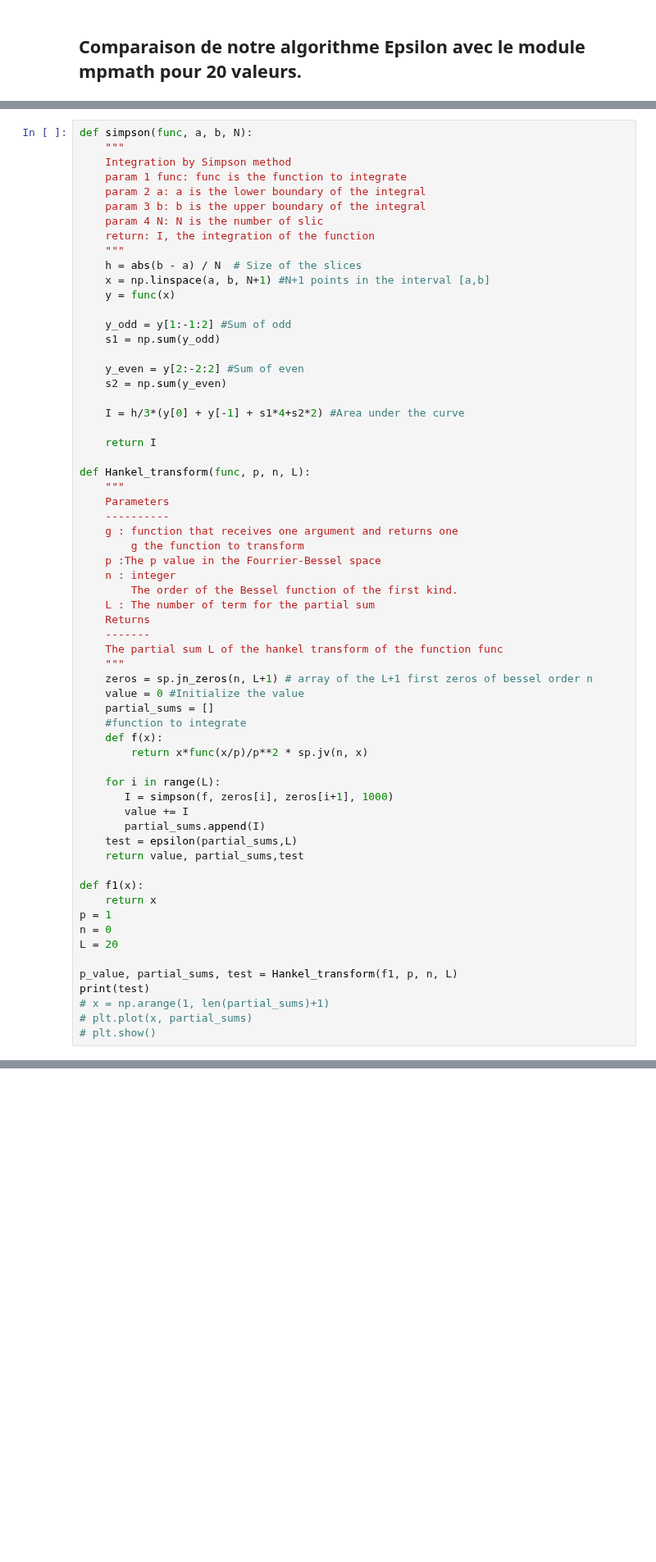
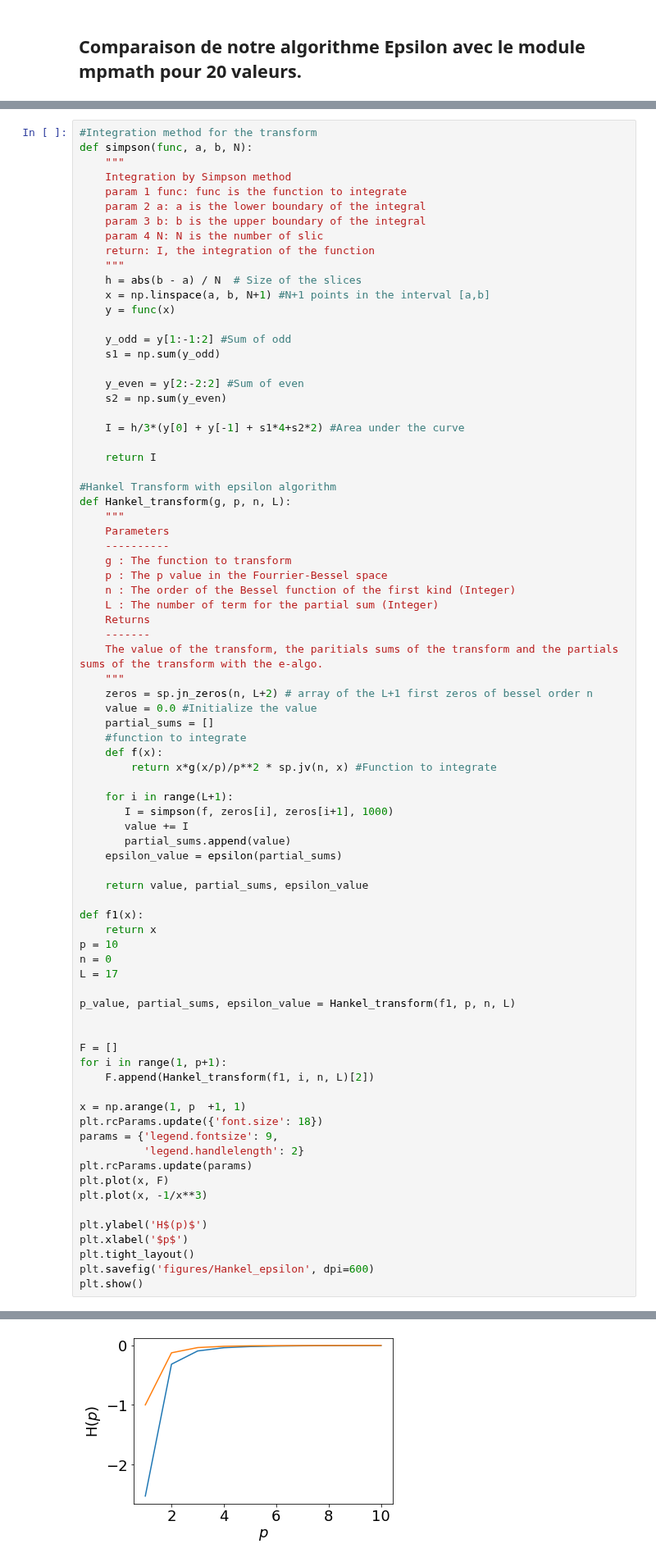
Before and after one commit to essheh/PHYZ_NUM, a Jupyter notebook: Projet/Projet.ipynb, the cells around one changed output, grey strips where cells are left out. Shown at 82% size. Saved outputs shown, nothing was run; the diff lists cells and outputs as text; blank space fills up the shorter version.

```diff
--- a/Projet/Projet.ipynb
+++ b/Projet/Projet.ipynb
@@ -236,4 +345,5 @@ L'algorithme Epsilon est 69.95 fois plus rapide que le module mpmath.
 # %%
+#Integration method for the transform
 def simpson(func, a, b, N):
     """
     Integration by Simpson method
@@ -257,43 +367,58 @@ def simpson(func, a, b, N):
 
     return I
 
-def Hankel_transform(func, p, n, L):
+#Hankel Transform with epsilon algorithm
+def Hankel_transform(g, p, n, L):
     """
     Parameters
     ----------
-    g : function that receives one argument and returns one
-        g the function to transform
-    p :The p value in the Fourrier-Bessel space
-    n : integer
-        The order of the Bessel function of the first kind.
-    L : The number of term for the partial sum
+    g : The function to transform
+    p : The p value in the Fourrier-Bessel space
+    n : The order of the Bessel function of the first kind (Integer)
+    L : The number of term for the partial sum (Integer)
     Returns
     -------
-    The partial sum L of the hankel transform of the function func
+    The value of the transform, the paritials sums of the transform and the partials sums of the transform with the e-algo.
     """
-    zeros = sp.jn_zeros(n, L+1) # array of the L+1 first zeros of bessel order n
-    value = 0 #Initialize the value
+    zeros = sp.jn_zeros(n, L+2) # array of the L+1 first zeros of bessel order n
+    value = 0.0 #Initialize the value
     partial_sums = []
     #function to integrate
     def f(x):
-        return x*func(x/p)/p**2 * sp.jv(n, x)
+        return x*g(x/p)/p**2 * sp.jv(n, x) #Function to integrate
 
-    for i in range(L):
+    for i in range(L+1):
        I = simpson(f, zeros[i], zeros[i+1], 1000)
        value += I
-       partial_sums.append(I)
-    test = epsilon(partial_sums,L)
-    return value, partial_sums,test
+       partial_sums.append(value)
+    epsilon_value = epsilon(partial_sums)
+
+    return value, partial_sums, epsilon_value
 
 def f1(x):
     return x
-p = 1
+p = 10
 n = 0
-L = 20
+L = 17
 
-p_value, partial_sums, test = Hankel_transform(f1, p, n, L)
-print(test)
-# x = np.arange(1, len(partial_sums)+1)
-# plt.plot(x, partial_sums)
-# plt.show()
+p_value, partial_sums, epsilon_value = Hankel_transform(f1, p, n, L)
+
+
+F = []
+for i in range(1, p+1):
+    F.append(Hankel_transform(f1, i, n, L)[2])
+
+x = np.arange(1, p  +1, 1)
+plt.rcParams.update({'font.size': 18})
+params = {'legend.fontsize': 9,
+          'legend.handlelength': 2}
+plt.rcParams.update(params)
+plt.plot(x, F)
+plt.plot(x, -1/x**3)
+
+plt.ylabel('H$(p)$')
+plt.xlabel('$p$')
+plt.tight_layout()
+plt.savefig('figures/Hankel_epsilon', dpi=600)
+plt.show()
 # %% [output]
@@ -300,0 +425 @@ print(test)
+[figure, added]
```
Also changed, not shown: parts of 10 cells of this notebook, 7 other files.
